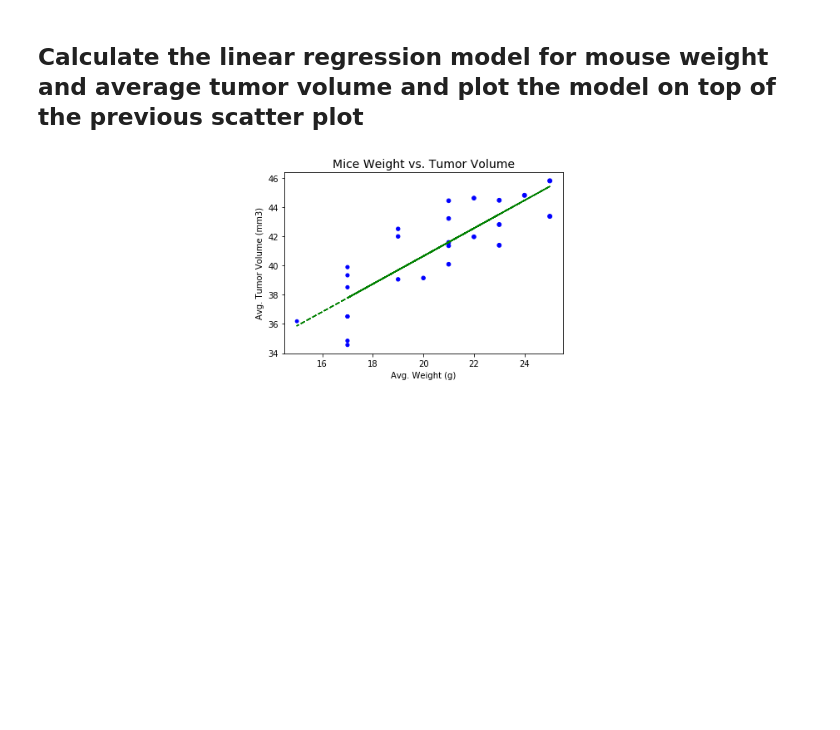
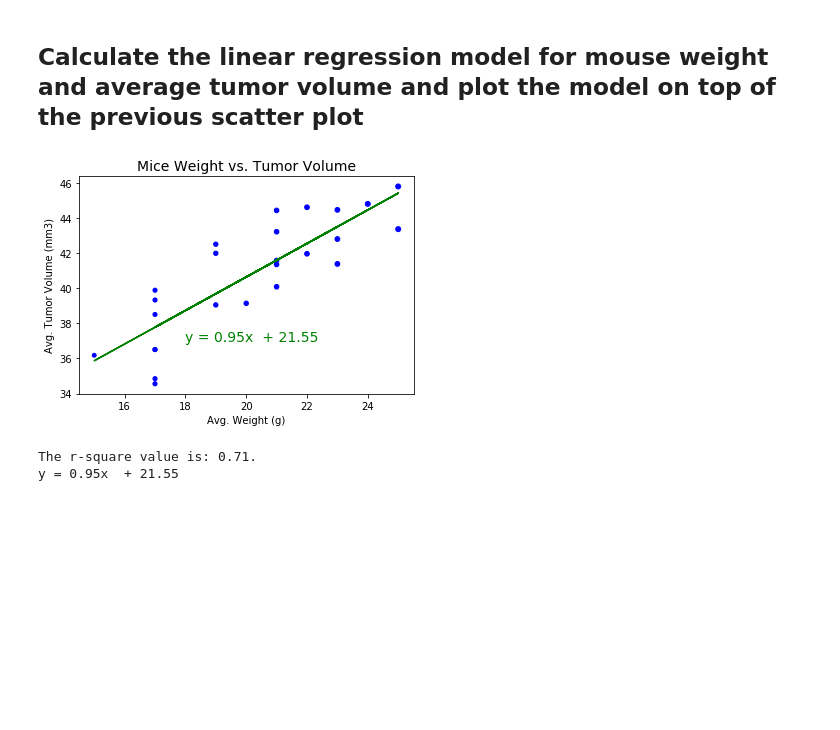
Before and after one commit to golson002/05-MatPlotLib-Challenge, a Jupyter notebook: Pymaceuticals/MatPlotLib_Submission.ipynb, the cells around one changed output. Drawn from its saved outputs; the diff is of its cells as text; code cells hidden in the pictures; blank space fills up the shorter version.

Commit message:
Update to linear regression model

```diff
--- a/Pymaceuticals/MatPlotLib_Submission.ipynb
+++ b/Pymaceuticals/MatPlotLib_Submission.ipynb
@@ -611,16 +617,23 @@ The correlation between average mouse weight and average tumor volume for the Ca
 # %%
 x_axis_lreg = average_weight
 y_axis_lreg = average_tumor_vol
+
 (slope, intercept, rvalue, pvalue, stderr) = linregress(x_axis_lreg, y_axis_lreg)
-regress_values = slope * x_axis_lreg + intercept
+regress_values = x_axis_lreg * slope + intercept
 line_eq = (f'y = {(round(slope,2))}x  + {(round(intercept,2))}')
+
 plt.scatter(x_axis_sp, y_axis_sp, marker = 'o', facecolor = 'blue', edgecolor = 'blue', s = x_axis_sp)
-plt.plot(x_axis_lreg, regress_values, 'g--')
-plt.annotate(line_eq, (5,10), fontsize = 12, color = 'green')
+plt.plot(x_axis_lreg, regress_values, 'g')
+plt.annotate(line_eq, (18,37), fontsize = 12, color = 'green', size = 14)
 
 plt.xlabel('Avg. Weight (g)')
 plt.ylabel('Avg. Tumor Volume (mm3)')
 plt.title('Mice Weight vs. Tumor Volume', fontsize = 14)
 plt.show()
+
+print(f'The r-square value is: {round(rvalue**2,2)}.')
+print(line_eq)
 # %% [output]
-[figure, old version]
+[figure, new version]
+The r-square value is: 0.71.
+y = 0.95x  + 21.55
```
Also changed, not shown: parts of 2 cells of this notebook.
